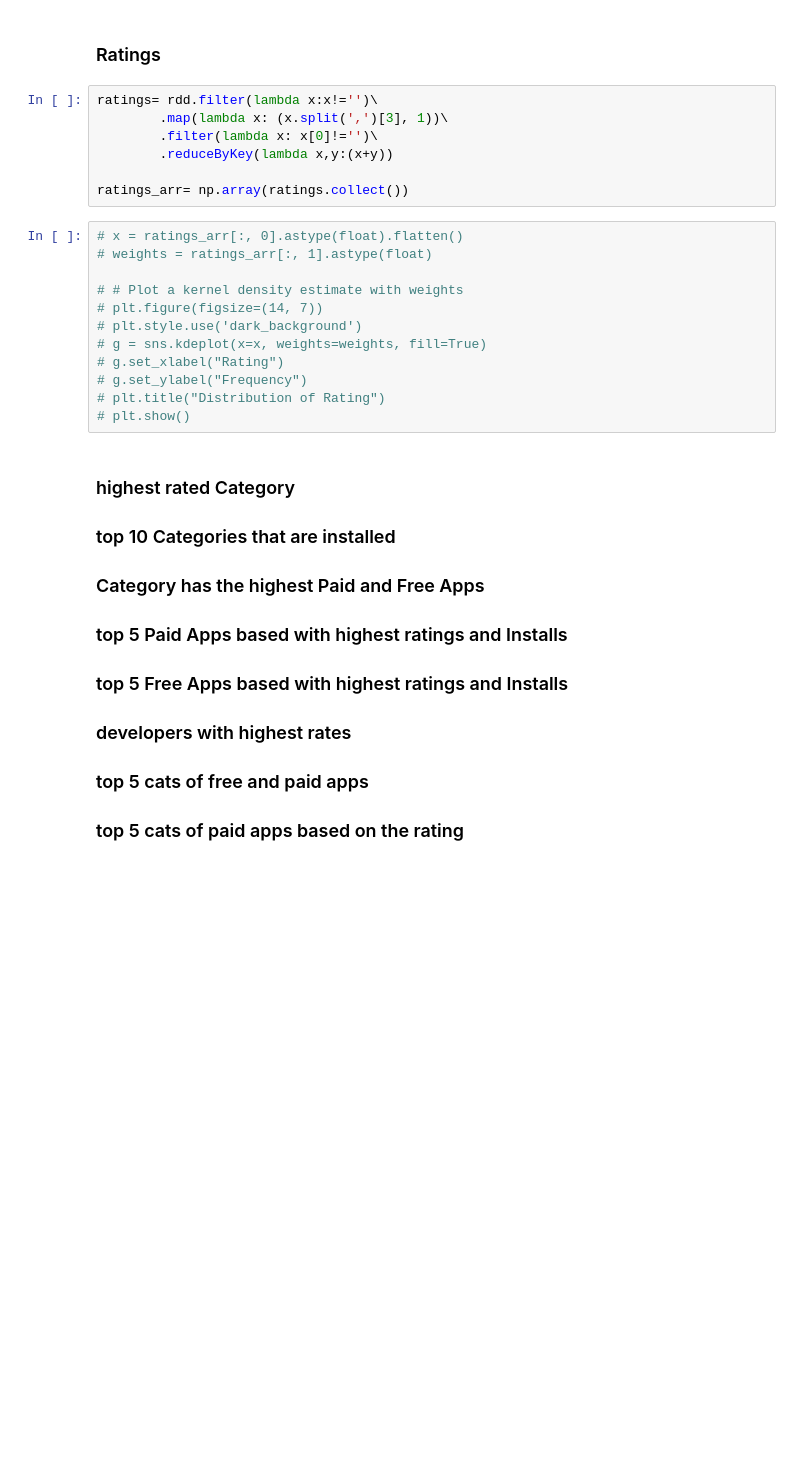
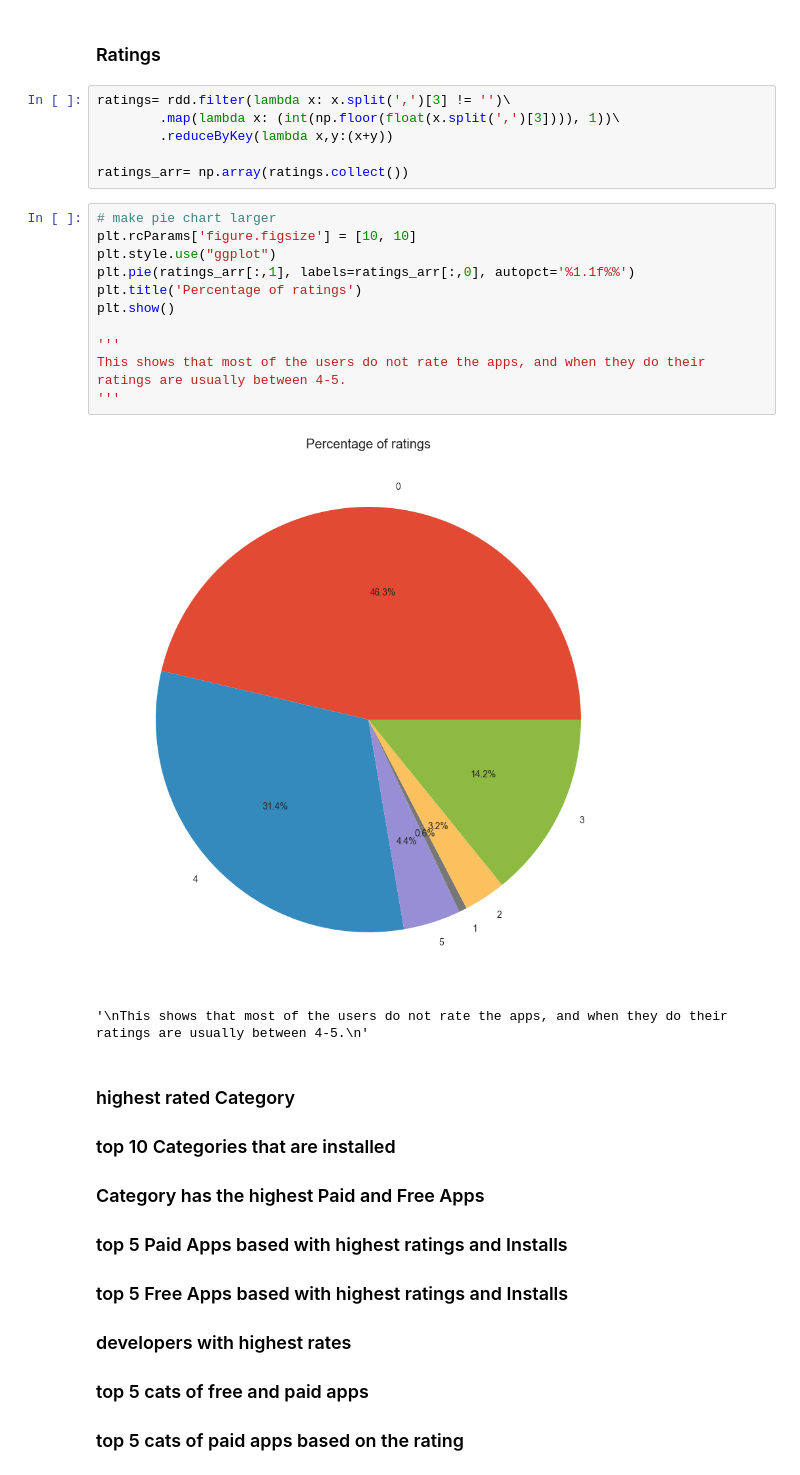
Before and after one commit to aymanreda56/XL-Data, a Jupyter notebook: DataAnalysis/DescriptiveAnalysis/DescriptiveAnalysis.ipynb, the cells around one changed output. Cells and saved outputs as stored; diff of their text form; blank space fills up the shorter version.

Commit message:
Ratings mapreduce

```diff
--- a/DataAnalysis/DescriptiveAnalysis/DescriptiveAnalysis.ipynb
+++ b/DataAnalysis/DescriptiveAnalysis/DescriptiveAnalysis.ipynb
@@ -185,24 +191,25 @@ plt.show()
 # %% [markdown]
 ### Ratings
 # %%
-ratings= rdd.filter(lambda x:x!='')\
-        .map(lambda x: (x.split(',')[3], 1))\
-        .filter(lambda x: x[0]!='')\
+ratings= rdd.filter(lambda x: x.split(',')[3] != '')\
+        .map(lambda x: (int(np.floor(float(x.split(',')[3]))), 1))\
         .reduceByKey(lambda x,y:(x+y))
 
 ratings_arr= np.array(ratings.collect())
-# %%
-# x = ratings_arr[:, 0].astype(float).flatten()
-# weights = ratings_arr[:, 1].astype(float)
-
-# # Plot a kernel density estimate with weights
-# plt.figure(figsize=(14, 7))
-# plt.style.use('dark_background')
-# g = sns.kdeplot(x=x, weights=weights, fill=True)
-# g.set_xlabel("Rating")
-# g.set_ylabel("Frequency")
-# plt.title("Distribution of Rating")
-# plt.show()
+# %%
+# make pie chart larger
+plt.rcParams['figure.figsize'] = [10, 10]
+plt.style.use("ggplot")
+plt.pie(ratings_arr[:,1], labels=ratings_arr[:,0], autopct='%1.1f%%')
+plt.title('Percentage of ratings')
+plt.show()
+
+'''
+This shows that most of the users do not rate the apps, and when they do their ratings are usually between 4-5.
+'''
+# %% [output]
+[figure, added]
+'\nThis shows that most of the users do not rate the apps, and when they do their ratings are usually between 4-5.\n'
 # %% [markdown]
 ### highest rated Category
 ### top 10 Categories that are installed
```
Also changed, not shown: parts of 4 cells of this notebook.
